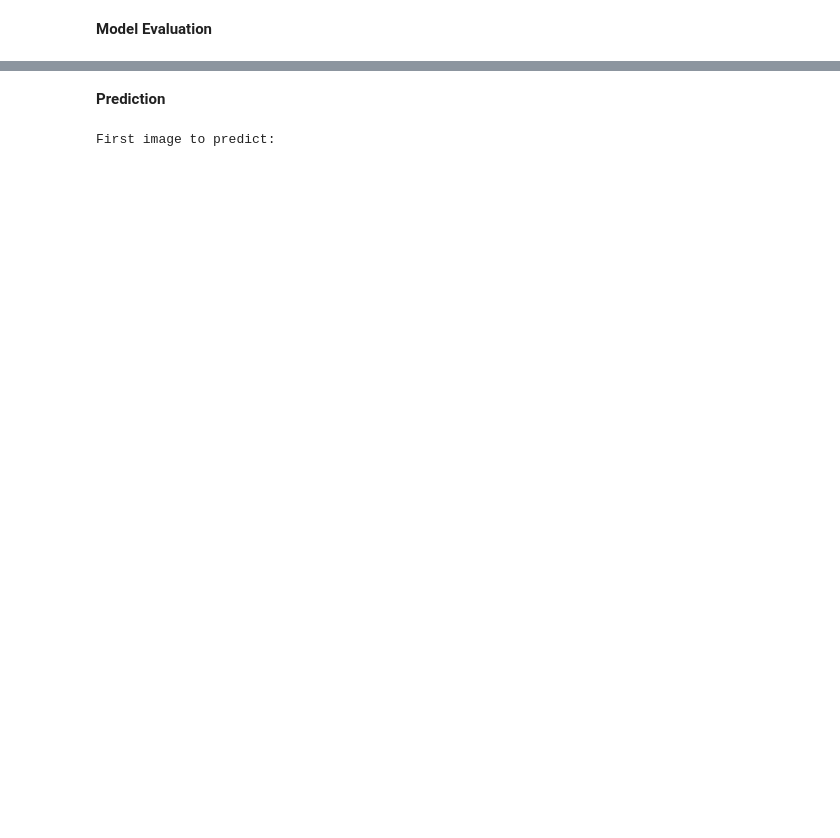
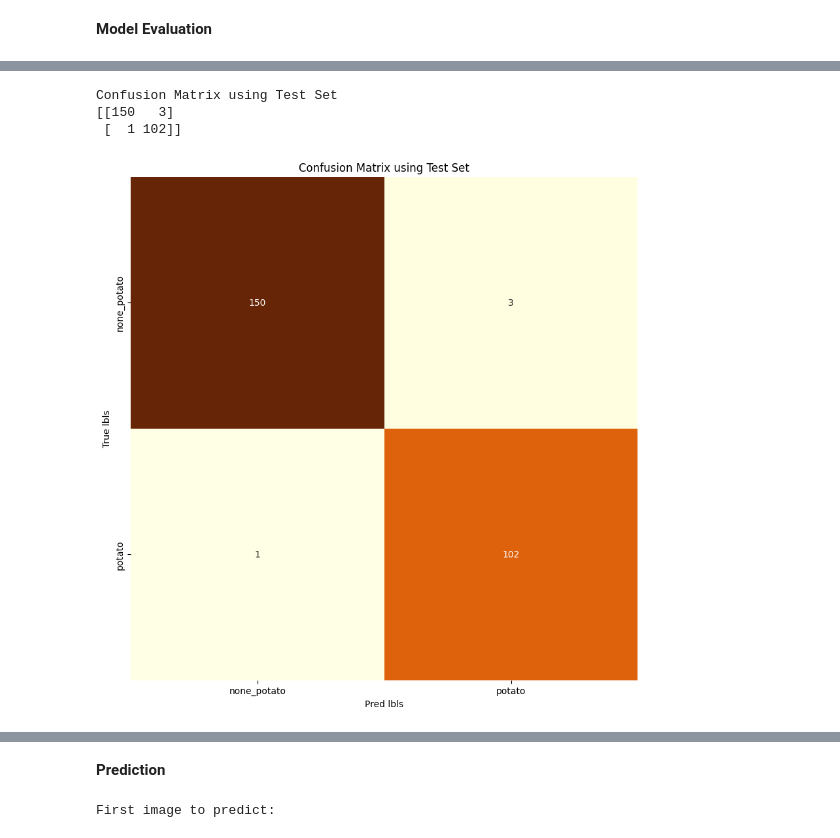
Before and after one commit to TemeBirhanu/potato-disease-prediction, a Jupyter notebook: training/Detect_Potato.ipynb, the cells around one changed output, grey strips where cells are left out. Cells and saved outputs as stored; diff of their text form; code cells hidden in the pictures; blank space fills up the shorter version.

Commit message:
models updated

```diff
--- a/training/Detect_Potato.ipynb
+++ b/training/Detect_Potato.ipynb
@@ -223,0 +229,35 @@ plt.show()
+# %%
+lbls_true = []
+lbls_pred = [] # predicted integer labels
+pred_confs = [] # confidences
+
+for imgs, lbls in test_ds:
+    lbls_true.extend(tf.reshape(lbls, (-1,)).numpy().tolist())
+
+    probs = model.predict(imgs, verbose=0).ravel()  # (batch_size,)
+    lbls_pred.extend((probs >= 0.5).astype(int).tolist())
+    pred_confs.extend(probs.tolist())
+# %%
+lbls_true_names = [class_names[i] for i in lbls_true]
+lbls_pred_names = [class_names[i] for i in lbls_pred]
+# %%
+cf_matrix = confusion_matrix(lbls_true_names, lbls_pred_names, labels=class_names)
+cf_matrix_title = 'Confusion Matrix using Test Set'
+print(cf_matrix_title)
+print(cf_matrix)
+# %% [output]
+Confusion Matrix using Test Set
+[[150   3]
+ [  1 102]]
+# %%
+# plotting confusion matrix
+plt.figure(figsize=(10, 10))
+sns.heatmap(cf_matrix, annot=True, fmt='g',
+            xticklabels=class_names, yticklabels=class_names,
+            cbar=False, cmap='YlOrBr')
+plt.xlabel('Pred lbls')
+plt.ylabel('True lbls')
+plt.title(cf_matrix_title)
+plt.show()
+# %% [output]
+[figure, added]
```
Also changed, not shown: parts of 10 cells of this notebook, 3 other files.
